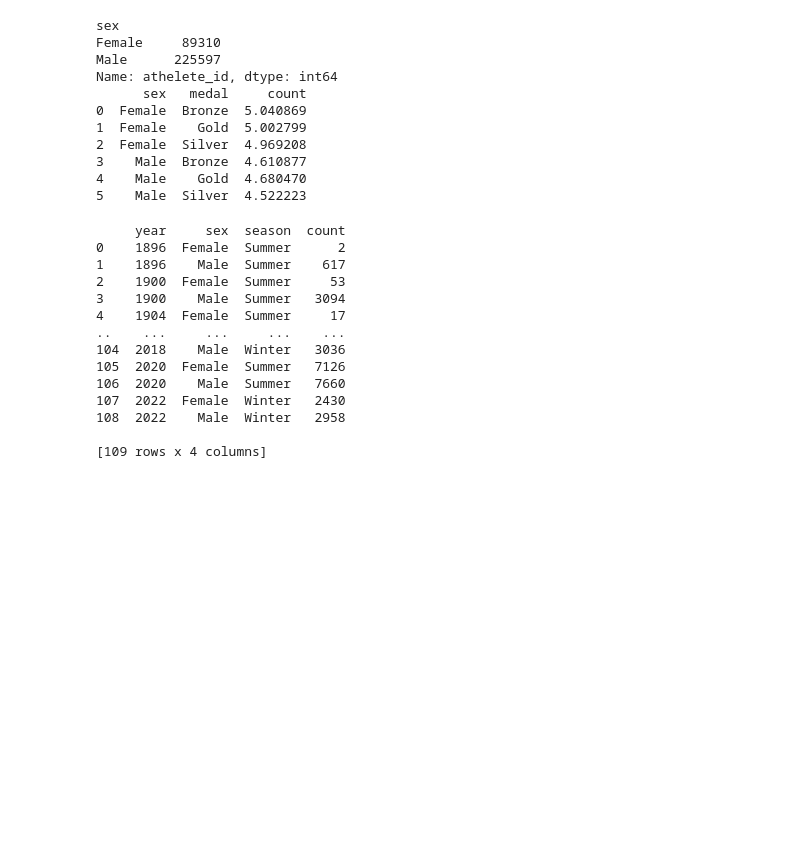
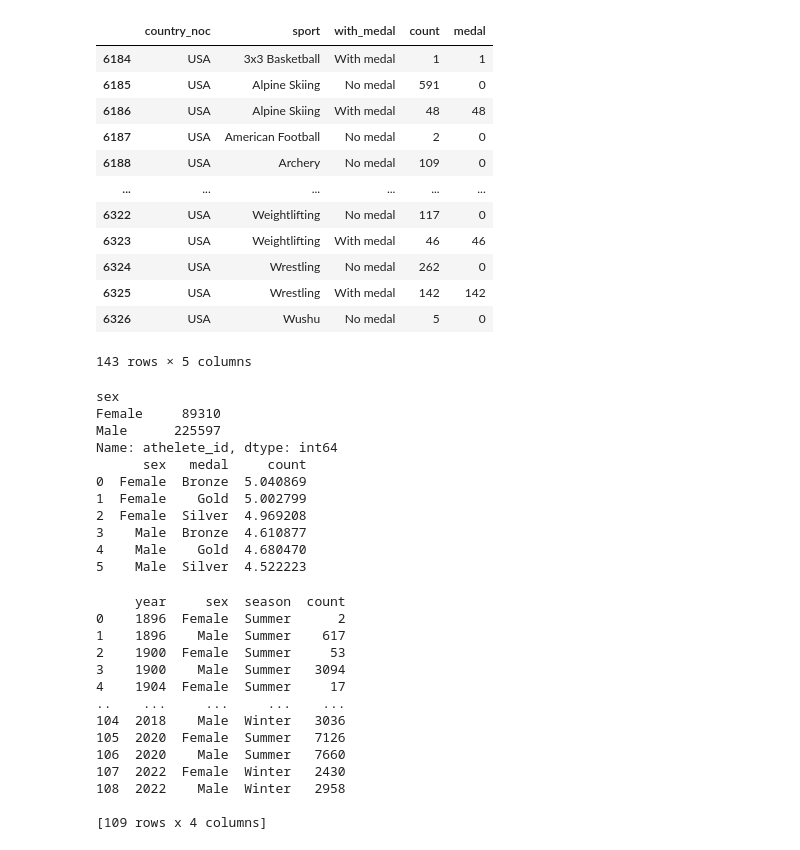
Before and after one commit to DMeneses01/VAD-Project, a Jupyter notebook: sunburst.ipynb, the cells around one changed output. Cells and saved outputs as stored; diff of their text form; code cells hidden in the pictures; blank space fills up the shorter version.

```diff
--- a/sunburst.ipynb
+++ b/sunburst.ipynb
@@ -3,0 +29,35 @@ import plotly.express as px
+# %%
+athlete_results.drop(repeat, inplace=True)
+# %%
+athlete_results.drop(columns=['edition_id', 'isTeamSport'], inplace=True)
+# %%
+yn_medal = []
+for medal in athlete_results['medal']:
+    if medal == None:
+        yn_medal.append("No medal")
+    else:
+        yn_medal.append("With medal")
+athlete_results['with_medal'] = yn_medal
+# %%
+country = 'USA'
+gr = pd.DataFrame(athlete_results.groupby(['country_noc', 'sport', 'with_medal']).count()).reset_index()
+
+gr.rename(columns={"event": "count"}, inplace=True)
+
+new_gr = gr[gr['country_noc'] == 'USA']
+
+display(new_gr)
+# %% [output]
+|  | country_noc | sport | with_medal | count | medal |
+| 6184 | USA | 3x3 Basketball | With medal | 1 | 1 |
+| 6185 | USA | Alpine Skiing | No medal | 591 | 0 |
+| 6186 | USA | Alpine Skiing | With medal | 48 | 48 |
+| 6187 | USA | American Football | No medal | 2 | 0 |
+| 6188 | USA | Archery | No medal | 109 | 0 |
+| ... | ... | ... | ... | ... | ... |
+| 6322 | USA | Weightlifting | No medal | 117 | 0 |
+| 6323 | USA | Weightlifting | With medal | 46 | 46 |
+| 6324 | USA | Wrestling | No medal | 262 | 0 |
+| 6325 | USA | Wrestling | With medal | 142 | 142 |
+| 6326 | USA | Wushu | No medal | 5 | 0 |
+143 rows × 5 columns
```
Also changed, not shown: parts of 2 cells of this notebook, 1 other file.
